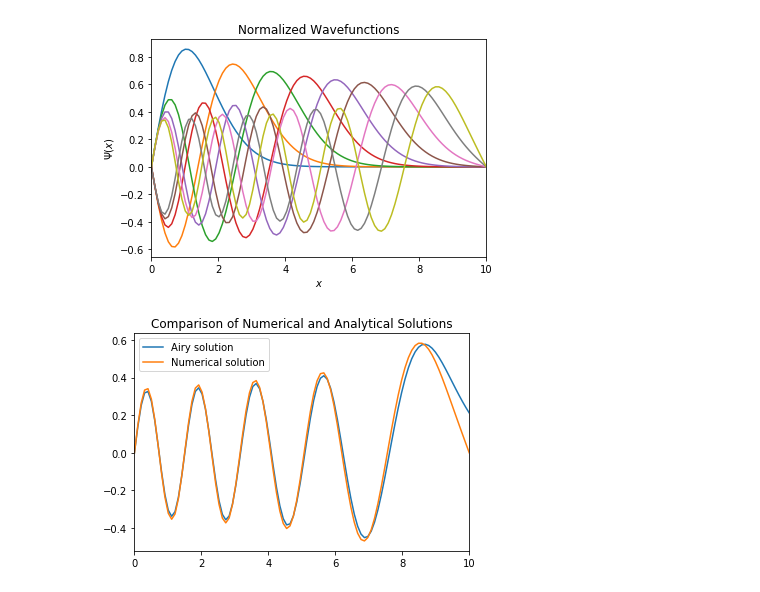
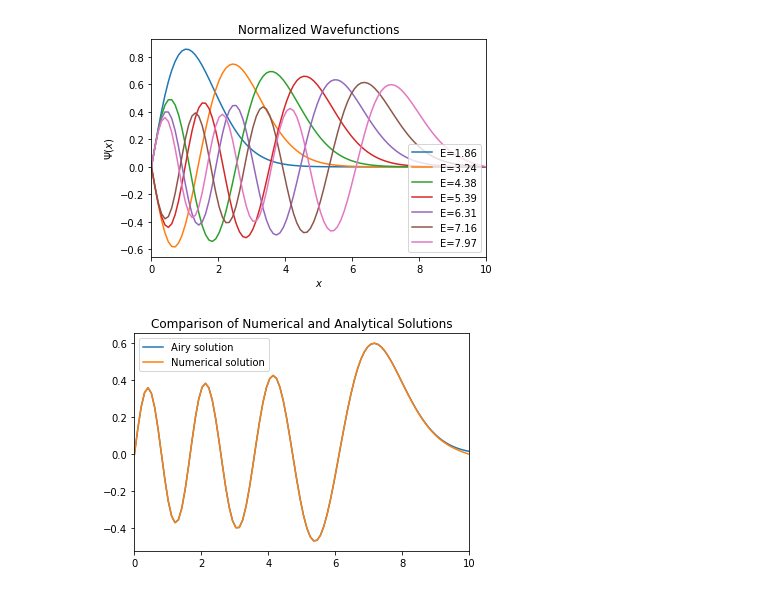
Before and after one commit to bzager/TI_Schrodinger, a Jupyter notebook: TI_Schrodinger.ipynb, the cells around one changed output. Drawn from its saved outputs; the diff is of its cells as text; code cells hidden in the pictures.

```diff
--- a/TI_Schrodinger.ipynb
+++ b/TI_Schrodinger.ipynb
@@ -14,16 +14,18 @@ import matplotlib.pyplot as plt
 
 L = 10.0 # length to approximate as infinity
 nx = 100 # number of grid points
+lBound=0; rBound=L; # define domain ([0,L] for triangle potential, [-L,L] for harmonic and well)
 
-x = np.linspace(0,L,nx) # grid
+x = np.linspace(lBound,rBound,nx) # grid, for linear potential, [0,L], for harmonic potential, [-L,L]
 psi0 = 0; u0 = 1; # initial conditions
 init = np.array([psi0,u0]) #
-E = 1 # Energy
+E = 2.0 # Energy, initial guess
 
 # potential function
 def V(x):
     return linear(x)
     #return harmonic(x)
+    #return well(x)
 
 # Semi-infinite triangular potential
 def linear(x):
@@ -32,8 +34,18 @@ def linear(x):
     else:
         return x
 
+# harmonic potential
 def harmonic(x):
     return x**2
+
+# potential well
+def well(x):
+    width = 1.0
+    height = 4.0
+    if np.abs(x) < width/2:
+        return 0
+    else:
+        return height
 
 # psi update function
 def f(psi,u,x,E):
@@ -82,7 +94,7 @@ plt.show()
 # %%
 # Find solution at L as function of E
 
-EMax = 10 # maximum energy to test
+EMax = 8 # maximum energy to test
 nE = 200 #  grid size
 energies = np.linspace(0,EMax,nE) # array of energies
 psiE = np.zeros(nE)
@@ -163,44 +179,44 @@ plt.show()
 # %%
 # Normalize wavefunctions
 normList = np.zeros(roots.size)
+normSols = np.zeros([nx,roots.size])
 
 for i in range(roots.size):
     normList[i] = simps(sols[:,i]**2,x)
+    normSols[:,i] = sols[:,i] / np.sqrt(normList[i])
+    plt.plot(x,normSols[:,i],label="E="+str(np.around(roots[i],2)))
 
-normSols = sols / np.sqrt(normList)
 
-plt.plot(x,normSols)
 plt.xlabel(r"$x$"); plt.ylabel(r"$\Psi(x)$");
-plt.xlim(0,L)
+plt.xlim(lBound,rBound)
 plt.title("Normalized Wavefunctions")
-#plt.legend()
-#plt.savefig("figures/" + + ".png")
+plt.legend(loc='lower right')
+#plt.savefig("figures/normalized.png")
 plt.show()
 # %% [output]
-[figure, old version]
+[figure, new version]
 # %%
 # Compare with analytical solution using Airy functions
 
 airyRoots = np.array([-2.33810,-4.08795,-5.52056,-6.78671,-7.94413,-9.02265,-10.04017,-11.00852,-11.93601])
 
 airyE = -airyRoots / 2**(1/3)
 
-level = 9 # select energy level
-#xsub = (x-roots[level-1]) * 2**(1/3)
+level = 7 # select energy level
 xsub = (x-airyE[level-1]) * 2**(1/3)
 solA = airy(xsub)[0]
 norm = simps(solA**2,x)
 normSolA = solA / np.sqrt(norm)
 
 plt.plot(x,normSolA,label="Airy solution");
 plt.plot(x,normSols[:,level-1],label="Numerical solution")
-plt.xlim(0,L)
+plt.xlim(lBound,rBound)
 plt.title("Comparison of Numerical and Analytical Solutions")
 plt.legend()
-#plt.savefig("figures/airy"+ +".png")
+plt.savefig("figures/airy_n="+str(level)+".png")
 plt.show()
 # %% [output]
-[figure, old version]
+[figure, new version]
 # %%
 # Plot solutions with varying length
 
```
Also changed, not shown: parts of 6 cells of this notebook, 17 other files.
